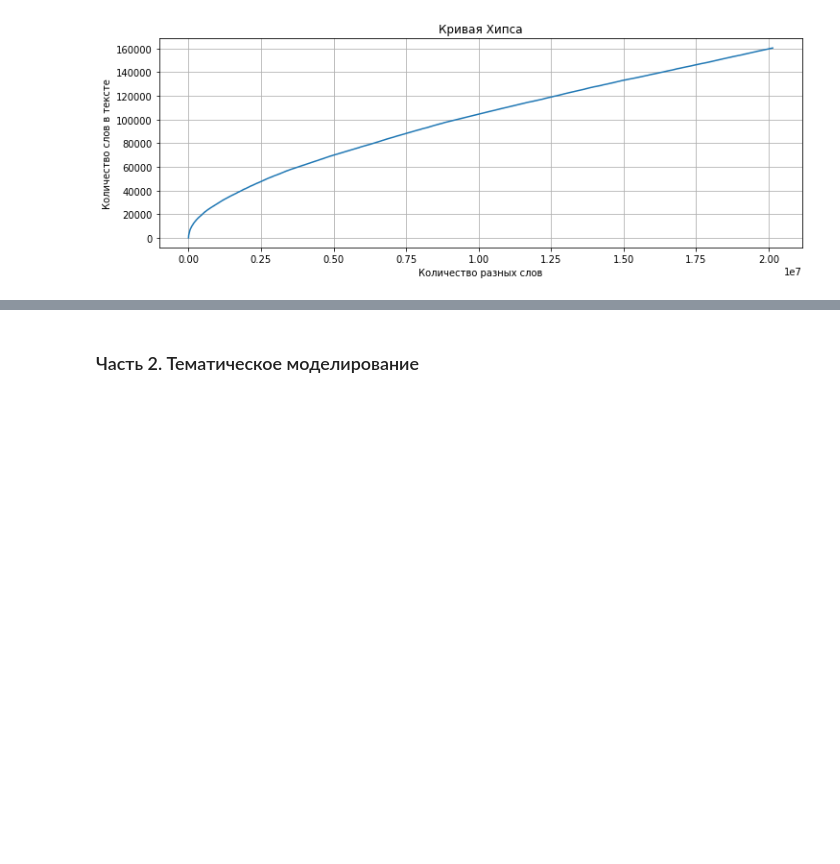
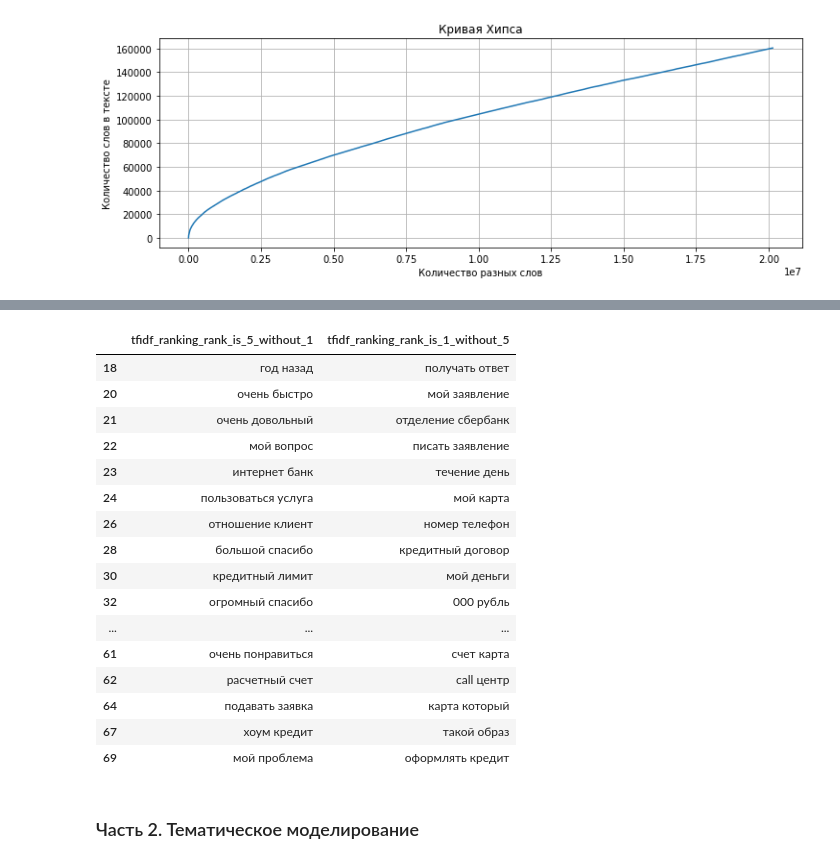
Before and after one commit to platypova/Netology_Data_Science, a Jupyter notebook: NLP/HW_1.ipynb, the cells around one changed output, grey strips where cells are left out. Drawn from its saved outputs; the diff is of its cells as text; code cells hidden in the pictures; blank space fills up the shorter version.

```diff
--- a/NLP/HW_1.ipynb
+++ b/NLP/HW_1.ipynb
@@ -501,0 +547,11 @@ plt.show()
+# %%
+topic_tokens = []
+
+for rating in data_sample['rating_grade'].unique():
+    tokens=[]
+    sample=data_sample[data_sample['rating_grade']==rating]
+
+    for i in range(len(sample)):
+        tokens += sample['lemmatized'].iloc[i].split()
+
+    topic_tokens.append(tokens)
@@ -501,0 +633,26 @@ plt.show()
+# %%
+tfidf = TfidfVectorizer(analyzer='word', ngram_range=(2,2), min_df = 0)
+tfidf_matrix =  tfidf.fit_transform([' '.join(tokens) for tokens in topic_tokens])
+feature_names = tfidf.get_feature_names()
+tfidf_ranking_rank_is_5 = []
+tfidf_ranking_rank_is_1 = []
+dense = tfidf_matrix.todense()
+
+text = dense[1].tolist()[0]
+phrase_scores = [pair for pair in zip(range(0, len(text)), text) if pair[1] > 0]
+sorted_phrase_scores = sorted(phrase_scores, key=lambda t: t[1] * -1)
+phrases = []
+
+for phrase, score in [(feature_names[word_id], score) for (word_id, score) in sorted_phrase_scores][:70]:
+    tfidf_ranking_rank_is_5.append(phrase)
+
+text = dense[0].tolist()[0]
+phrase_scores = [pair for pair in zip(range(0, len(text)), text) if pair[1] > 0]
+sorted_phrase_scores = sorted(phrase_scores, key=lambda t: t[1] * -1)
+phrases = []
+
+for phrase, score in [(feature_names[word_id], score) for (word_id, score) in sorted_phrase_scores][:70]:
+    tfidf_ranking_rank_is_1.append(phrase)
+# %%
+rankings = pd.DataFrame({'tfidf_ranking_rank_is_5': tfidf_ranking_rank_is_5,'tfidf_ranking_rank_is_1': tfidf_ranking_rank_is_1})
+rankings.head(10)
@@ -502,3 +671,26 @@ plt.show()
+# %%
+rankings['tfidf_ranking_rank_is_5_without_1']=rankings.tfidf_ranking_rank_is_5[~rankings.tfidf_ranking_rank_is_5.isin(rankings.tfidf_ranking_rank_is_1)]
+rankings['tfidf_ranking_rank_is_1_without_5']=rankings.tfidf_ranking_rank_is_1[~rankings.tfidf_ranking_rank_is_1.isin(rankings.tfidf_ranking_rank_is_5)]
+# %%
+rankings.iloc[:,-2:].dropna()
+# %% [output]
+|  | tfidf_ranking_rank_is_5_without_1 | tfidf_ranking_rank_is_1_without_5 |
+| 18 | год назад | получать ответ |
+| 20 | очень быстро | мой заявление |
+| 21 | очень довольный | отделение сбербанк |
+| 22 | мой вопрос | писать заявление |
+| 23 | интернет банк | течение день |
+| 24 | пользоваться услуга | мой карта |
+| 26 | отношение клиент | номер телефон |
+| 28 | большой спасибо | кредитный договор |
+| 30 | кредитный лимит | мой деньги |
+| 32 | огромный спасибо | 000 рубль |
+| ... | ... | ... |
+| 61 | очень понравиться | счет карта |
+| 62 | расчетный счет | call центр |
+| 64 | подавать заявка | карта который |
+| 67 | хоум кредит | такой образ |
+| 69 | мой проблема | оформлять кредит |
 # %% [markdown]
 ### Часть 2. Тематическое моделирование
 # %% [markdown]
```
Also changed, not shown: parts of 80 cells of this notebook.
